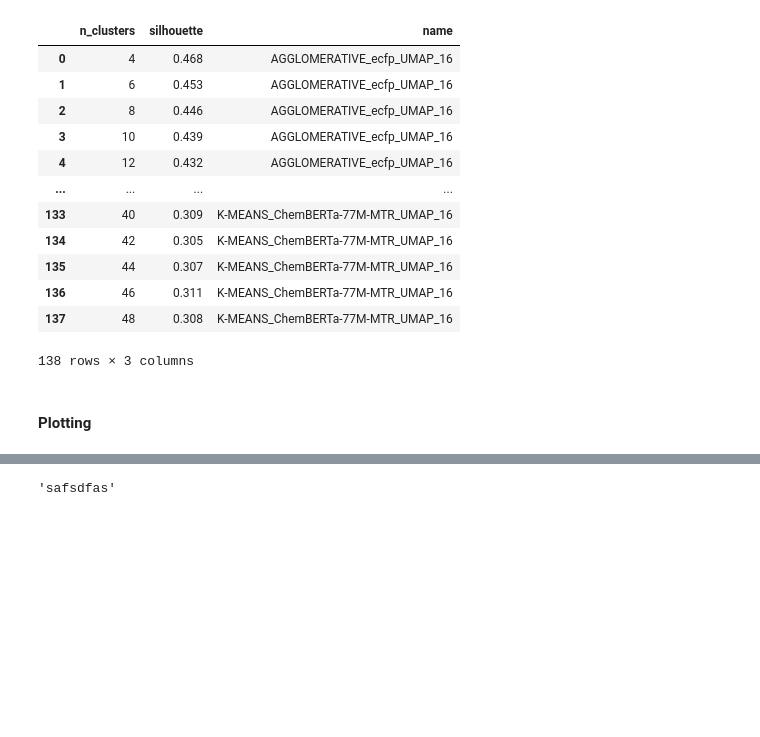
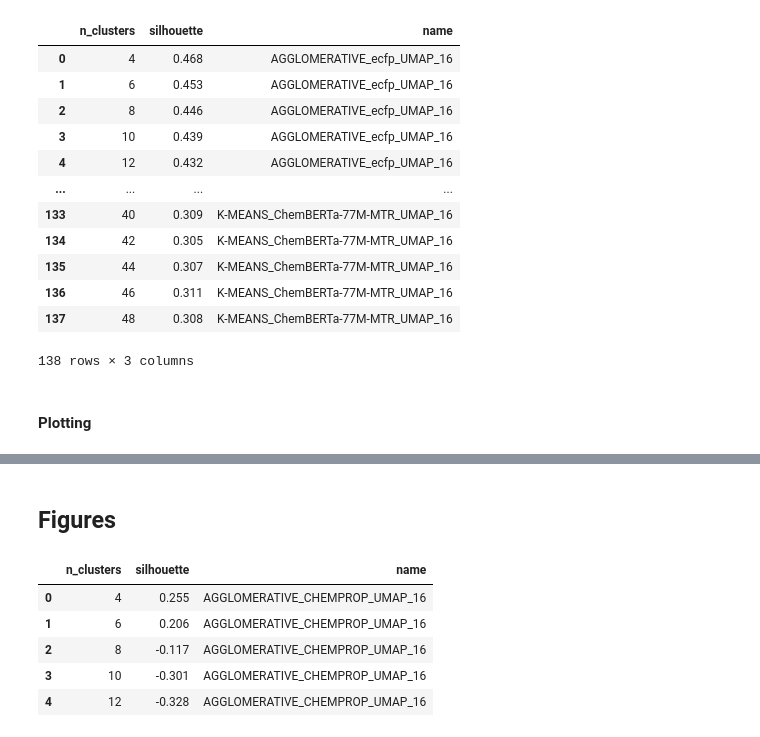
Before and after one commit to ilkersigirci/thesis-work, a Jupyter notebook: notebooks/wandb_test.ipynb, the cells around one changed output, grey strips where cells are left out. Saved outputs shown, nothing was run; the diff lists cells and outputs as text; code cells hidden in the pictures; blank space fills up the shorter version.

```diff
--- a/notebooks/wandb_test.ipynb
+++ b/notebooks/wandb_test.ipynb
@@ -181,5 +156,43 @@ fig
-# %%
-xx = "safsdfasd"
-xx.replace("dddd", "")
-# %% [output]
-'safsdfas'
+# %% [markdown]
+## Figures
+# %%
+from thesis_work.utils.wandb_api import (
+    get_project_summary,
+    get_metric_from_project,
+    plot_metric_from_project,
+)
+
+# project_name = "related-work"
+project_name = "6-protein-family-2-step"
+# project_name = "ataberk-chembl27-abl1"
+
+metric = "silhouette"
+# metric = "calinski-harabasz-index"
+# metric = "davies-bouldin"
+# metric = "adjusted-rand-index"
+
+metric_x_index_name = "n_clusters"
+# metric_x_index_name= "threshold"
+
+# filter_column_contains_substring = "_UMAP_16"
+# filter_column_contains_substring = "ecfp"
+# filter_column_contains_substring = "ChemBERTa"
+filter_column_contains_substring = "chemprop"
+
+# save_path = "Chembl_27_ABL1_ARI.png"
+# save_path = "Related_Work_Davies_Bouldin.png"
+# %%
+result = get_metric_from_project(
+    project_name=project_name,
+    metric=metric,
+    metric_x_index_name=metric_x_index_name,
+    filter_column_contains_substring=filter_column_contains_substring,
+)
+result.head()
+# %% [output]
+|  | n_clusters | silhouette | name |
+| 0 | 4 | 0.255 | AGGLOMERATIVE_CHEMPROP_UMAP_16 |
+| 1 | 6 | 0.206 | AGGLOMERATIVE_CHEMPROP_UMAP_16 |
+| 2 | 8 | -0.117 | AGGLOMERATIVE_CHEMPROP_UMAP_16 |
+| 3 | 10 | -0.301 | AGGLOMERATIVE_CHEMPROP_UMAP_16 |
+| 4 | 12 | -0.328 | AGGLOMERATIVE_CHEMPROP_UMAP_16 |
```
Also changed, not shown: parts of 17 cells of this notebook, 1 other file.
